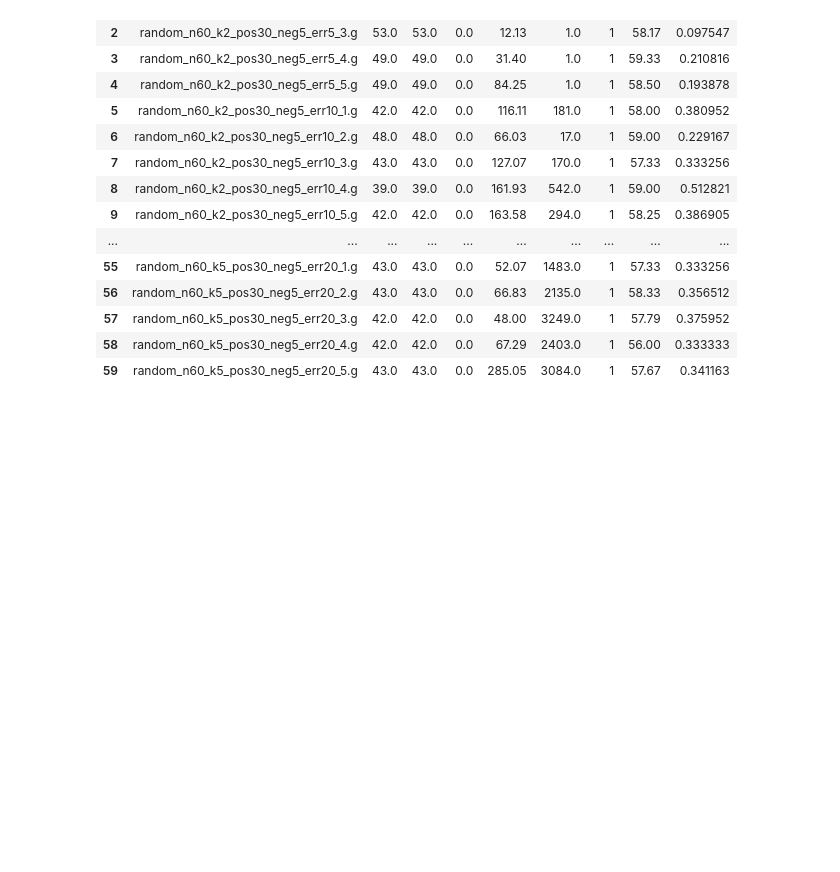
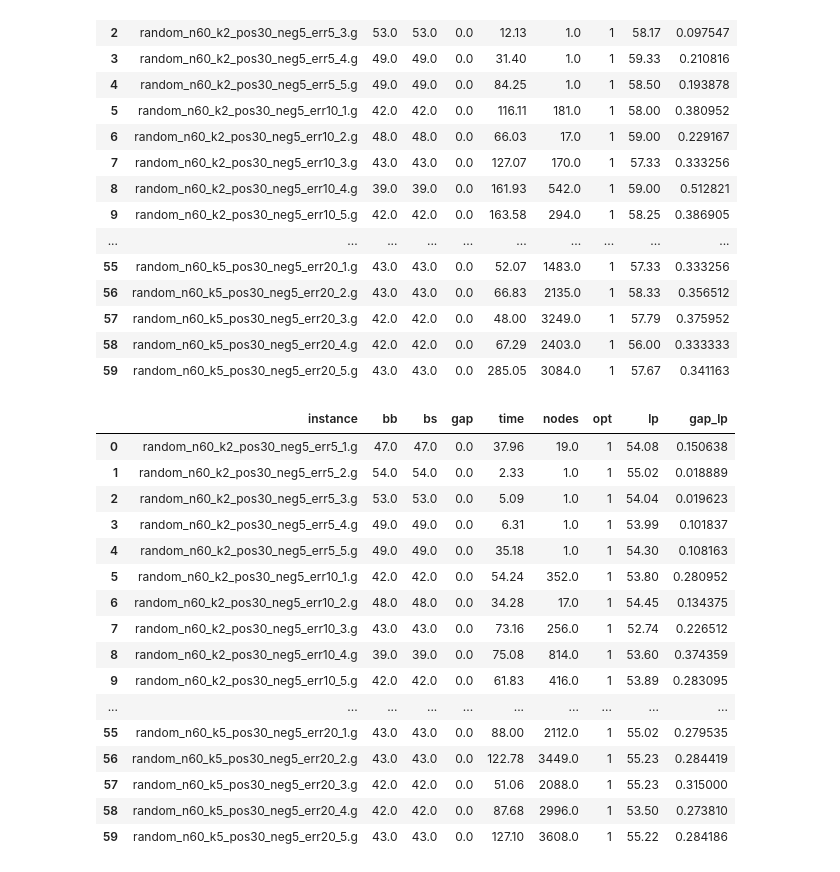
Before and after one commit to jesusossian/vertex_signed_graph, a Jupyter notebook: table/random_n60_signed_graphs.ipynb, the cells around one changed output. Cells and saved outputs as stored; diff of their text form; code cells hidden in the pictures; blank space fills up the shorter version.

```diff
--- a/table/random_n60_signed_graphs.ipynb
+++ b/table/random_n60_signed_graphs.ipynb
@@ -49,3 +50,47 @@ table_mip
 | 57 | random_n60_k5_pos30_neg5_err20_3.g | 42.0 | 42.0 | 0.0 | 48.00 | 3249.0 | 1 | 57.79 | 0.375952 |
 | 58 | random_n60_k5_pos30_neg5_err20_4.g | 42.0 | 42.0 | 0.0 | 67.29 | 2403.0 | 1 | 56.00 | 0.333333 |
 | 59 | random_n60_k5_pos30_neg5_err20_5.g | 43.0 | 43.0 | 0.0 | 285.05 | 3084.0 | 1 | 57.67 | 0.341163 |
+# %%
+method_ = "lp"
+file=f"../result/{method_}_n{n_}_{prob_}_ineq9.txt"
+
+df = pd.DataFrame()
+df = pd.read_csv(file,header=None,sep=';')
+
+table_lp = pd.DataFrame()
+table_lp = pd.concat([table_lp, df], ignore_index=True)
+table_lp.columns = ['instance','bs','time']
+
+method_ = "mip"
+file=f"../result/{method_}_n{n_}_{prob_}_ineq9.txt"
+
+df = pd.DataFrame()
+df = pd.read_csv(file,header=None,sep=';')
+
+table_mip = pd.DataFrame()
+table_mip = pd.concat([table_mip, df], ignore_index=True)
+table_mip.columns = ['instance','bb','bs','gap','time','nodes','opt']
+
+table_mip['lp'] = table_lp['bs']
+table_mip['gap_lp'] = (table_lp['bs'] - table_mip['bs'])/table_mip['bs']
+
+table_mip_ineq9 = table_mip
+table_mip_ineq9
+# %% [output]
+|  | instance | bb | bs | gap | time | nodes | opt | lp | gap_lp |
+| 0 | random_n60_k2_pos30_neg5_err5_1.g | 47.0 | 47.0 | 0.0 | 37.96 | 19.0 | 1 | 54.08 | 0.150638 |
+| 1 | random_n60_k2_pos30_neg5_err5_2.g | 54.0 | 54.0 | 0.0 | 2.33 | 1.0 | 1 | 55.02 | 0.018889 |
+| 2 | random_n60_k2_pos30_neg5_err5_3.g | 53.0 | 53.0 | 0.0 | 5.09 | 1.0 | 1 | 54.04 | 0.019623 |
+| 3 | random_n60_k2_pos30_neg5_err5_4.g | 49.0 | 49.0 | 0.0 | 6.31 | 1.0 | 1 | 53.99 | 0.101837 |
+| 4 | random_n60_k2_pos30_neg5_err5_5.g | 49.0 | 49.0 | 0.0 | 35.18 | 1.0 | 1 | 54.30 | 0.108163 |
+| 5 | random_n60_k2_pos30_neg5_err10_1.g | 42.0 | 42.0 | 0.0 | 54.24 | 352.0 | 1 | 53.80 | 0.280952 |
+| 6 | random_n60_k2_pos30_neg5_err10_2.g | 48.0 | 48.0 | 0.0 | 34.28 | 17.0 | 1 | 54.45 | 0.134375 |
+| 7 | random_n60_k2_pos30_neg5_err10_3.g | 43.0 | 43.0 | 0.0 | 73.16 | 256.0 | 1 | 52.74 | 0.226512 |
+| 8 | random_n60_k2_pos30_neg5_err10_4.g | 39.0 | 39.0 | 0.0 | 75.08 | 814.0 | 1 | 53.60 | 0.374359 |
+| 9 | random_n60_k2_pos30_neg5_err10_5.g | 42.0 | 42.0 | 0.0 | 61.83 | 416.0 | 1 | 53.89 | 0.283095 |
+| ... | ... | ... | ... | ... | ... | ... | ... | ... | ... |
+| 55 | random_n60_k5_pos30_neg5_err20_1.g | 43.0 | 43.0 | 0.0 | 88.00 | 2112.0 | 1 | 55.02 | 0.279535 |
+| 56 | random_n60_k5_pos30_neg5_err20_2.g | 43.0 | 43.0 | 0.0 | 122.78 | 3449.0 | 1 | 55.23 | 0.284419 |
+| 57 | random_n60_k5_pos30_neg5_err20_3.g | 42.0 | 42.0 | 0.0 | 51.06 | 2088.0 | 1 | 55.23 | 0.315000 |
+| 58 | random_n60_k5_pos30_neg5_err20_4.g | 42.0 | 42.0 | 0.0 | 87.68 | 2996.0 | 1 | 53.50 | 0.273810 |
+| 59 | random_n60_k5_pos30_neg5_err20_5.g | 43.0 | 43.0 | 0.0 | 127.10 | 3608.0 | 1 | 55.22 | 0.284186 |
```
Also changed, not shown: parts of 3 cells of this notebook, 3 other files.
